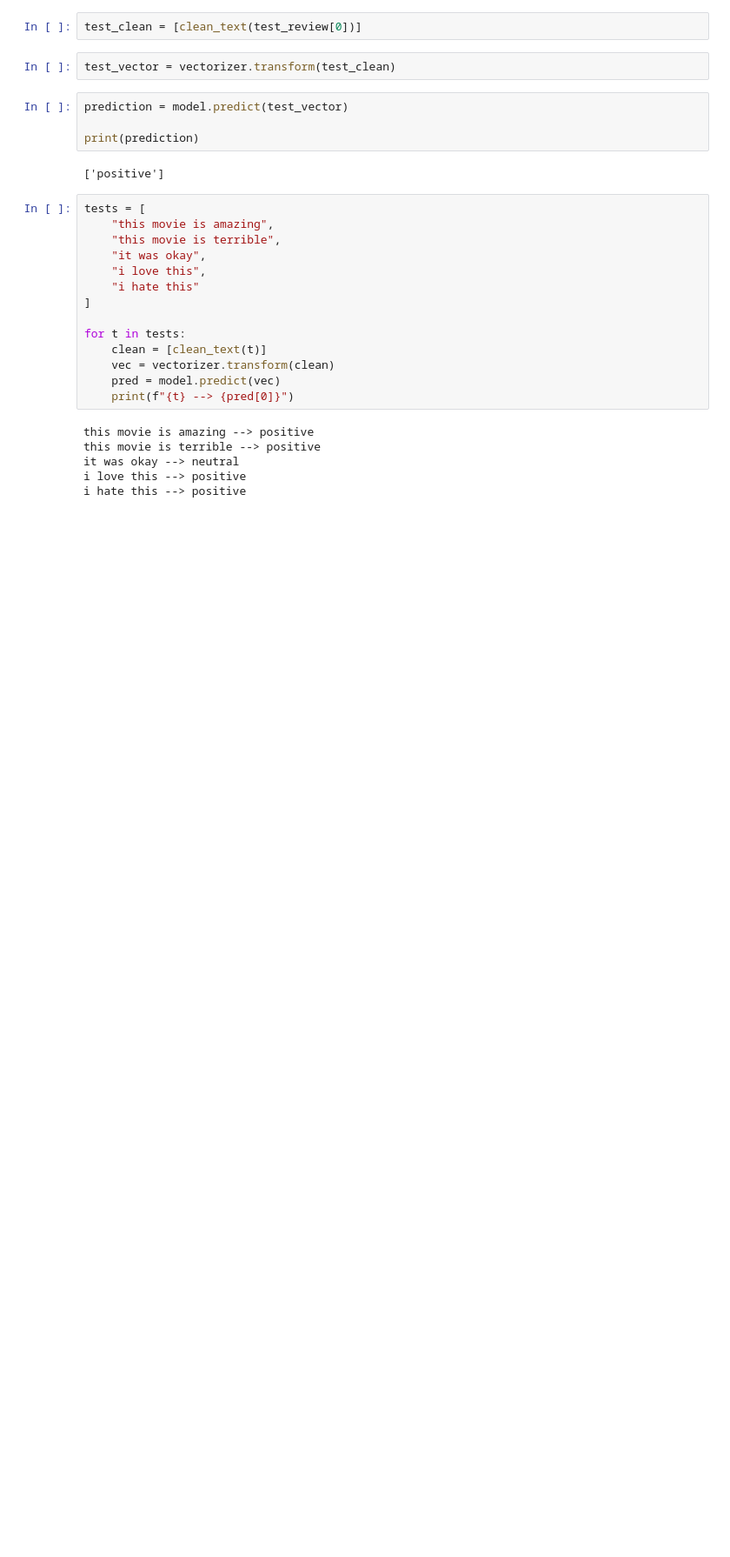
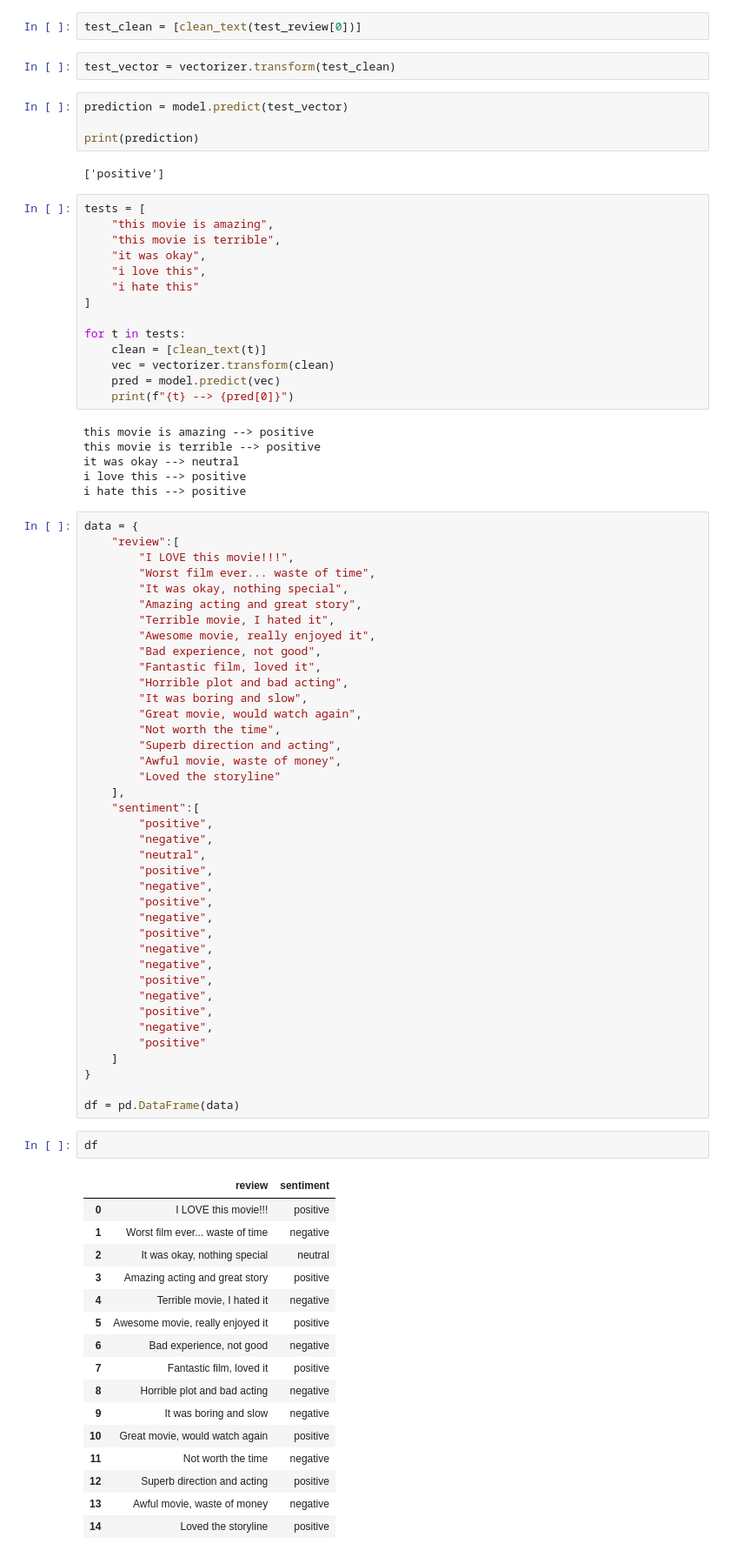
Before and after one commit to jacobabhihail-tech/dl-sentiment-analysis, a Jupyter notebook: notebook/sentiment_analysis.ipynb, the cells around one changed output. Shown at 87% size. Saved outputs shown, nothing was run; the diff lists cells and outputs as text; blank space fills up the shorter version.

Commit message:
Day 65: Improved model with more data

```diff
--- a/notebook/sentiment_analysis.ipynb
+++ b/notebook/sentiment_analysis.ipynb
@@ -153,3 +153,61 @@ this movie is terrible --> positive
 it was okay --> neutral
 i love this --> positive
 i hate this --> positive
+# %%
+data = {
+    "review":[
+        "I LOVE this movie!!!",
+        "Worst film ever... waste of time",
+        "It was okay, nothing special",
+        "Amazing acting and great story",
+        "Terrible movie, I hated it",
+        "Awesome movie, really enjoyed it",
+        "Bad experience, not good",
+        "Fantastic film, loved it",
+        "Horrible plot and bad acting",
+        "It was boring and slow",
+        "Great movie, would watch again",
+        "Not worth the time",
+        "Superb direction and acting",
+        "Awful movie, waste of money",
+        "Loved the storyline"
+    ],
+    "sentiment":[
+        "positive",
+        "negative",
+        "neutral",
+        "positive",
+        "negative",
+        "positive",
+        "negative",
+        "positive",
+        "negative",
+        "negative",
+        "positive",
+        "negative",
+        "positive",
+        "negative",
+        "positive"
+    ]
+}
+
+df = pd.DataFrame(data)
+# %%
+df
+# %% [output]
+|  | review | sentiment |
+| 0 | I LOVE this movie!!! | positive |
+| 1 | Worst film ever... waste of time | negative |
+| 2 | It was okay, nothing special | neutral |
+| 3 | Amazing acting and great story | positive |
+| 4 | Terrible movie, I hated it | negative |
+| 5 | Awesome movie, really enjoyed it | positive |
+| 6 | Bad experience, not good | negative |
+| 7 | Fantastic film, loved it | positive |
+| 8 | Horrible plot and bad acting | negative |
+| 9 | It was boring and slow | negative |
+| 10 | Great movie, would watch again | positive |
+| 11 | Not worth the time | negative |
+| 12 | Superb direction and acting | positive |
+| 13 | Awful movie, waste of money | negative |
+| 14 | Loved the storyline | positive |
```
Also changed, not shown: parts of 6 cells of this notebook.
